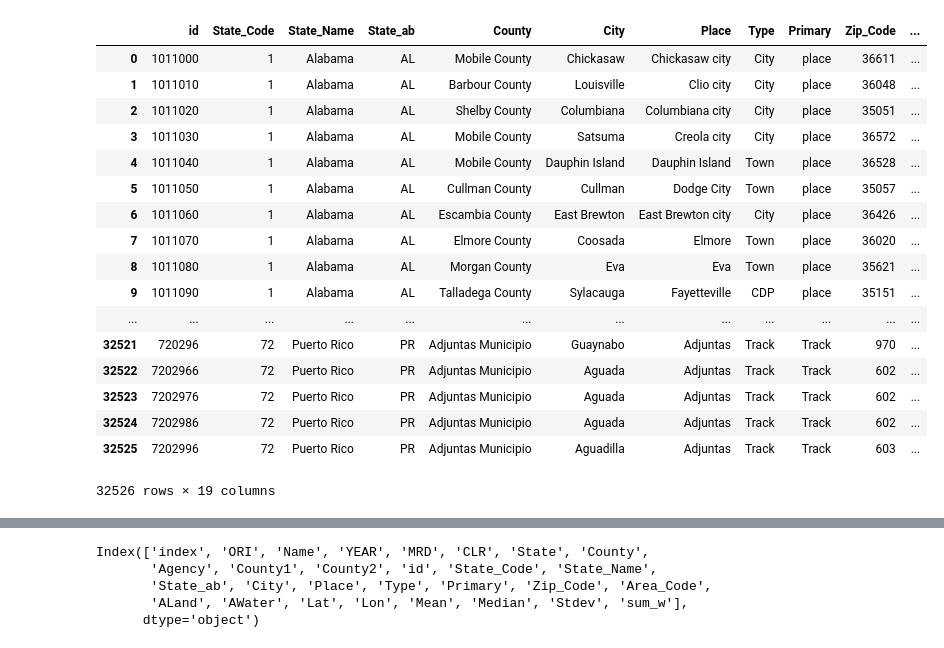
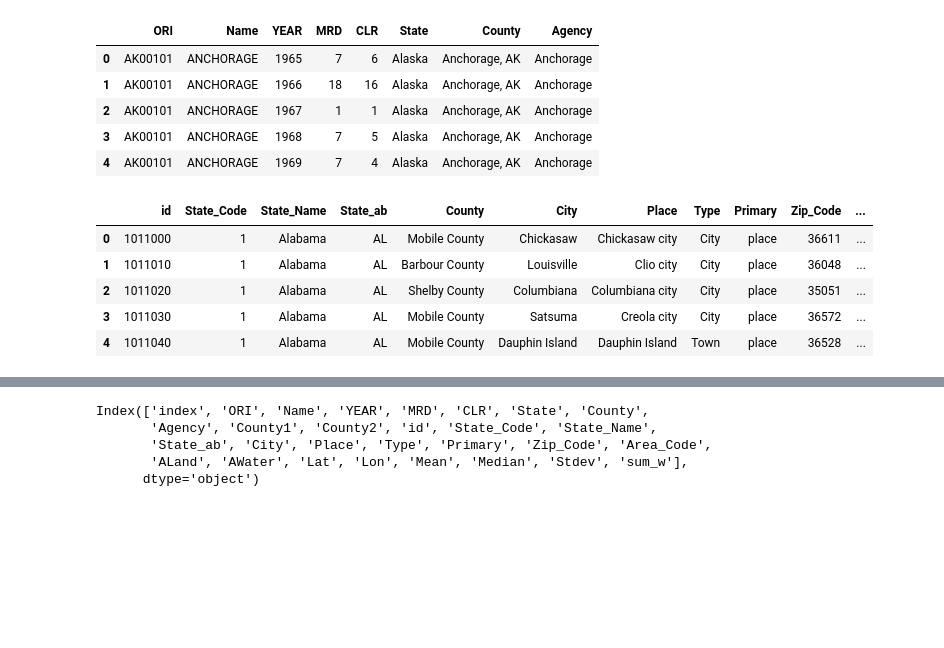
Before and after one commit to jstetter/project-1, a Jupyter notebook: project_1.ipynb, the cells around one changed output, grey strips where cells are left out. Cells and saved outputs as stored; diff of their text form; code cells hidden in the pictures; blank space fills up the shorter version.

```diff
--- a/project_1.ipynb
+++ b/project_1.ipynb
@@ -8,3 +8,11 @@ import numpy as np
 #Import crime data
 filepath = r'C:\Users\Jake\Downloads\UCR76_17.csv'
 crime_df = pd.read_csv(filepath)
+crime_df.head()
+# %% [output]
+|  | ORI | Name | YEAR | MRD | CLR | State | County | Agency |
+| 0 | AK00101 | ANCHORAGE | 1965 | 7 | 6 | Alaska | Anchorage, AK | Anchorage |
+| 1 | AK00101 | ANCHORAGE | 1966 | 18 | 16 | Alaska | Anchorage, AK | Anchorage |
+| 2 | AK00101 | ANCHORAGE | 1967 | 1 | 1 | Alaska | Anchorage, AK | Anchorage |
+| 3 | AK00101 | ANCHORAGE | 1968 | 7 | 5 | Alaska | Anchorage, AK | Anchorage |
+| 4 | AK00101 | ANCHORAGE | 1969 | 7 | 4 | Alaska | Anchorage, AK | Anchorage |
@@ -11,24 +21,15 @@ crime_df = pd.read_csv(filepath)
 # %%
 #Import income data (2017)
 filepath1 = r'C:\Users\Jake\Downloads\kaggle_income2.xlsx'
 income_df = pd.read_excel(filepath1)
-income_df
+
+
+#view income data
+income_df.head()
 # %% [output]
 |  | id | State_Code | State_Name | State_ab | County | City | Place | Type | Primary | Zip_Code | ... |
 | 0 | 1011000 | 1 | Alabama | AL | Mobile County | Chickasaw | Chickasaw city | City | place | 36611 | ... |
 | 1 | 1011010 | 1 | Alabama | AL | Barbour County | Louisville | Clio city | City | place | 36048 | ... |
 | 2 | 1011020 | 1 | Alabama | AL | Shelby County | Columbiana | Columbiana city | City | place | 35051 | ... |
 | 3 | 1011030 | 1 | Alabama | AL | Mobile County | Satsuma | Creola city | City | place | 36572 | ... |
 | 4 | 1011040 | 1 | Alabama | AL | Mobile County | Dauphin Island | Dauphin Island | Town | place | 36528 | ... |
-| 5 | 1011050 | 1 | Alabama | AL | Cullman County | Cullman | Dodge City | Town | place | 35057 | ... |
-| 6 | 1011060 | 1 | Alabama | AL | Escambia County | East Brewton | East Brewton city | City | place | 36426 | ... |
-| 7 | 1011070 | 1 | Alabama | AL | Elmore County | Coosada | Elmore | Town | place | 36020 | ... |
-| 8 | 1011080 | 1 | Alabama | AL | Morgan County | Eva | Eva | Town | place | 35621 | ... |
-| 9 | 1011090 | 1 | Alabama | AL | Talladega County | Sylacauga | Fayetteville | CDP | place | 35151 | ... |
-| ... | ... | ... | ... | ... | ... | ... | ... | ... | ... | ... | ... |
-| 32521 | 720296 | 72 | Puerto Rico | PR | Adjuntas Municipio | Guaynabo | Adjuntas | Track | Track | 970 | ... |
-| 32522 | 7202966 | 72 | Puerto Rico | PR | Adjuntas Municipio | Aguada | Adjuntas | Track | Track | 602 | ... |
-| 32523 | 7202976 | 72 | Puerto Rico | PR | Adjuntas Municipio | Aguada | Adjuntas | Track | Track | 602 | ... |
-| 32524 | 7202986 | 72 | Puerto Rico | PR | Adjuntas Municipio | Aguada | Adjuntas | Track | Track | 602 | ... |
-| 32525 | 7202996 | 72 | Puerto Rico | PR | Adjuntas Municipio | Aguadilla | Adjuntas | Track | Track | 603 | ... |
-32526 rows × 19 columns
```
Also changed, not shown: parts of 13 cells of this notebook, 2 other files.
